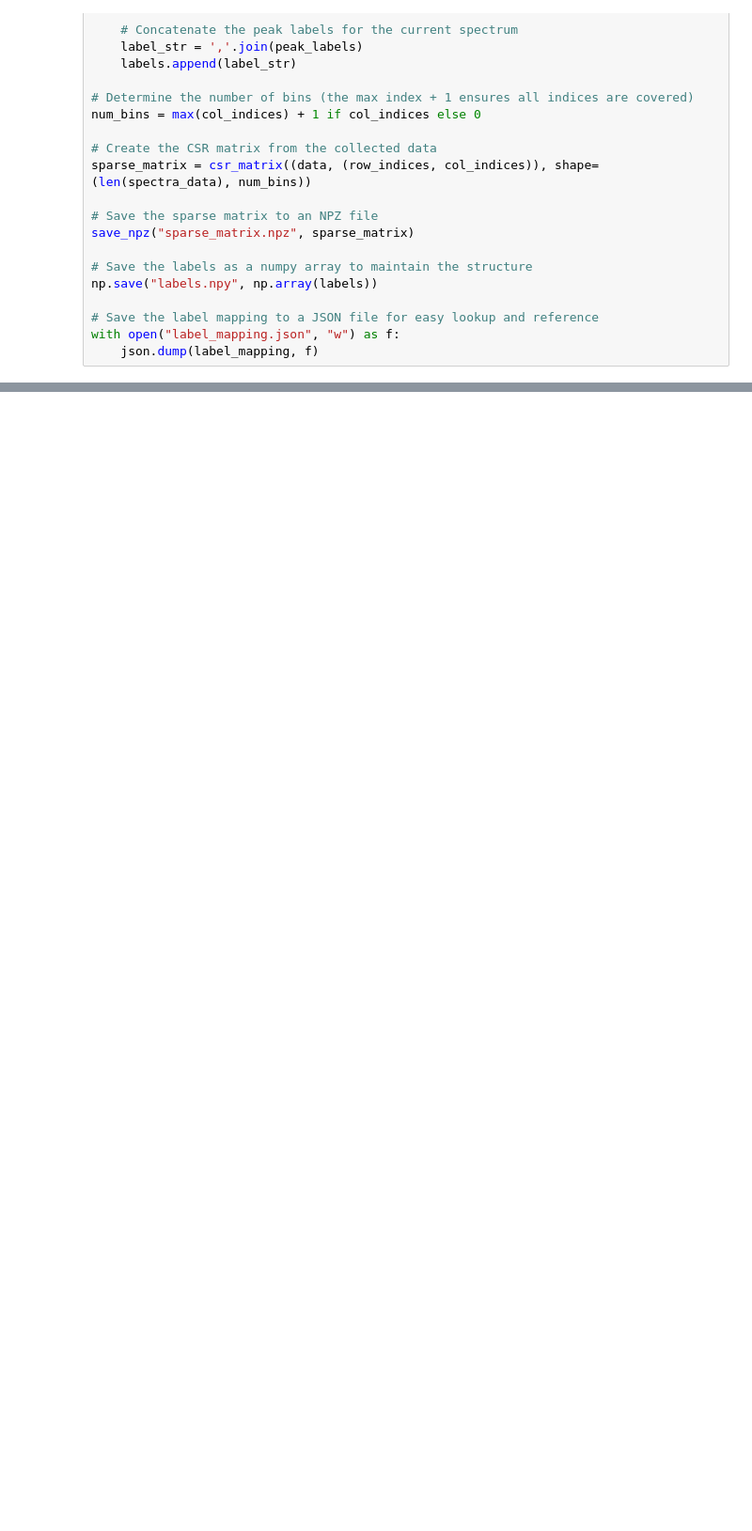
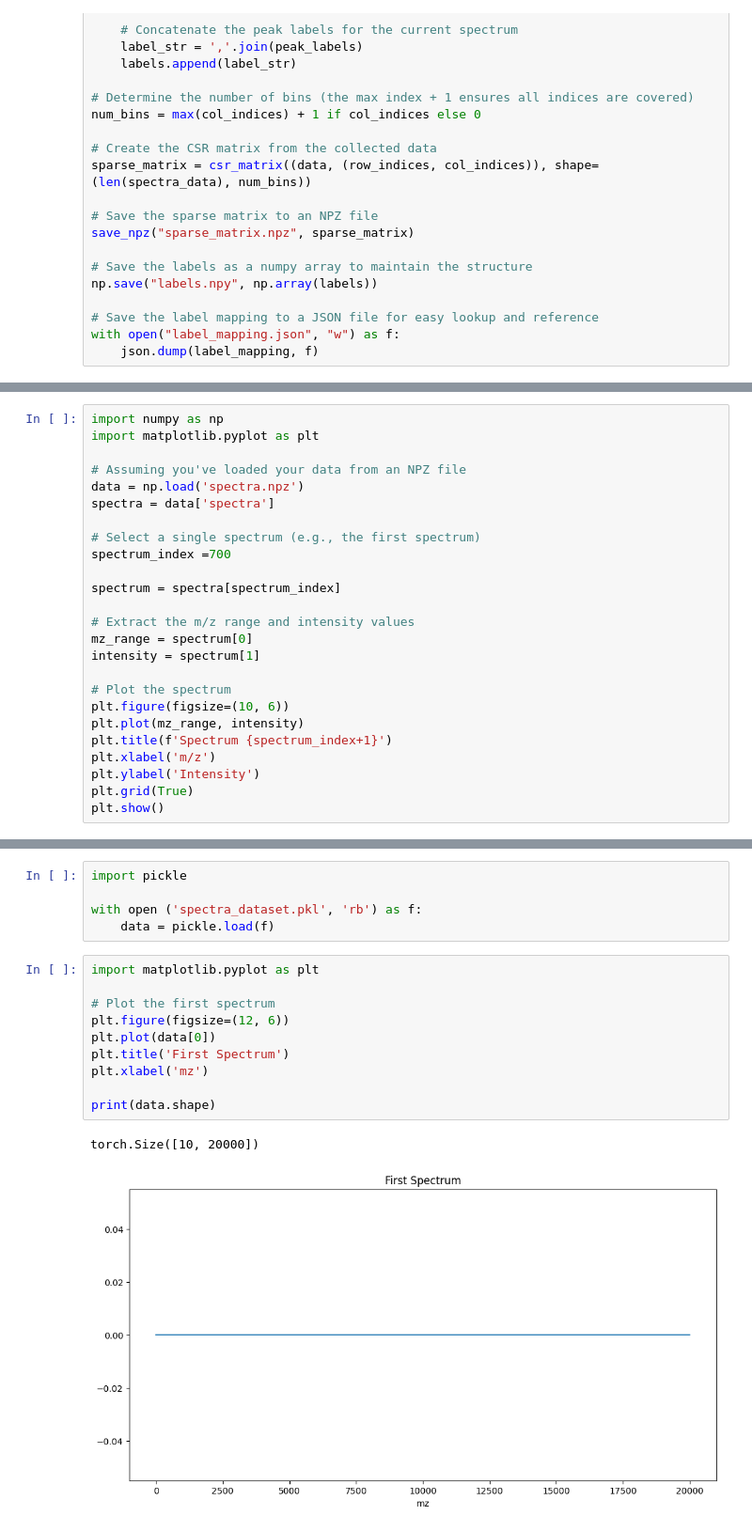
Before and after one commit to SanazKaz/Mass_Spec_ML_Project, a Jupyter notebook: New_Data_Generator.ipynb, the cells around one changed output, grey strips where cells are left out. Shown at 94% size. Cells and saved outputs as stored; diff of their text form; blank space fills up the shorter version.

```diff
--- a/New_Data_Generator.ipynb
+++ b/New_Data_Generator.ipynb
@@ -917,0 +778,25 @@ plot_spectra(sparse_matrix, labels, num_spectra=3)
+# %%
+import numpy as np
+import matplotlib.pyplot as plt
+
+# Assuming you've loaded your data from an NPZ file
+data = np.load('spectra.npz')
+spectra = data['spectra']
+
+# Select a single spectrum (e.g., the first spectrum)
+spectrum_index =700
+
+spectrum = spectra[spectrum_index]
+
+# Extract the m/z range and intensity values
+mz_range = spectrum[0]
+intensity = spectrum[1]
+
+# Plot the spectrum
+plt.figure(figsize=(10, 6))
+plt.plot(mz_range, intensity)
+plt.title(f'Spectrum {spectrum_index+1}')
+plt.xlabel('m/z')
+plt.ylabel('Intensity')
+plt.grid(True)
+plt.show()
@@ -917,0 +867,18 @@ plot_spectra(sparse_matrix, labels, num_spectra=3)
+# %%
+import pickle
+
+with open ('spectra_dataset.pkl', 'rb') as f:
+    data = pickle.load(f)
+# %%
+import matplotlib.pyplot as plt
+
+# Plot the first spectrum
+plt.figure(figsize=(12, 6))
+plt.plot(data[0])
+plt.title('First Spectrum')
+plt.xlabel('mz')
+
+print(data.shape)
+# %% [output]
+torch.Size([10, 20000])
+[figure, added]
```
Also changed, not shown: parts of 31 cells of this notebook, 2 other files.
